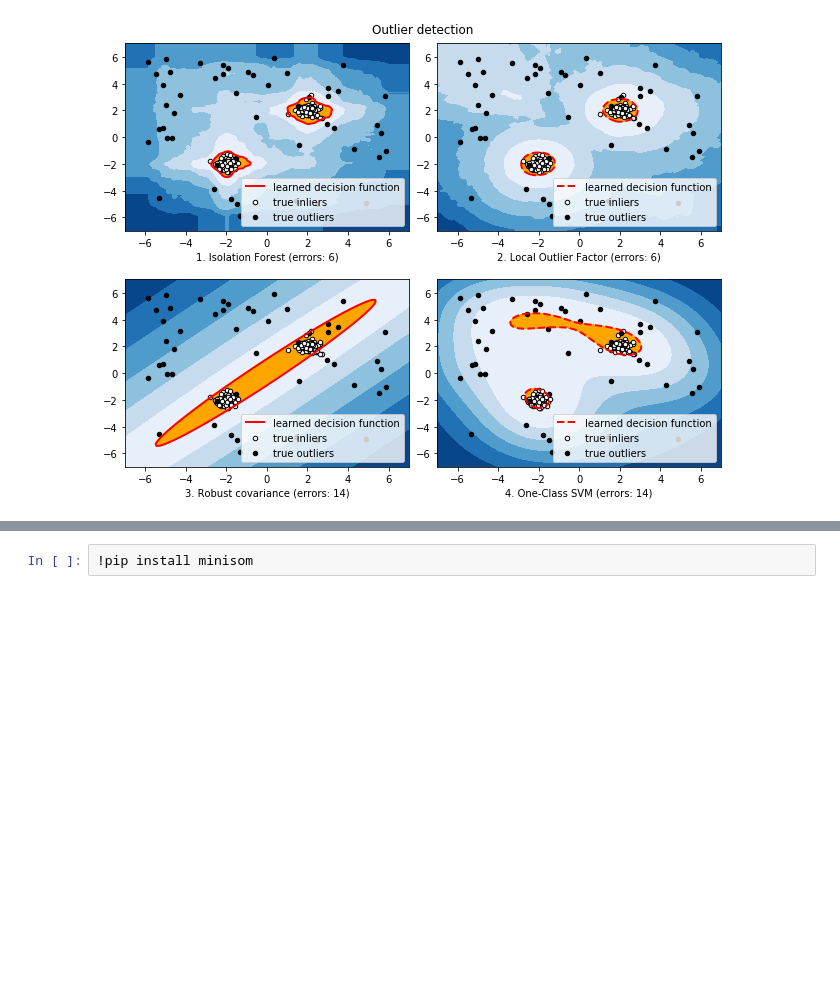
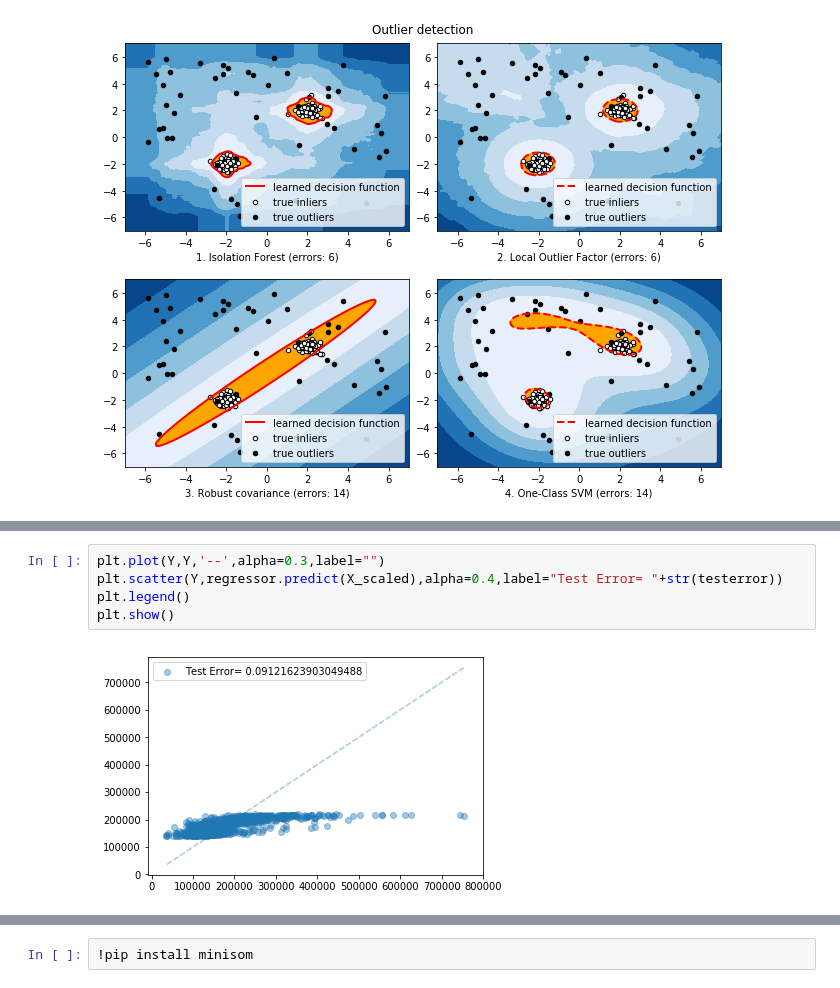
Before and after one commit to Gadiben/AML2018, a Jupyter notebook: Notebooks/challenges/Scikitlearn_Tree.ipynb, the cells around one changed output, grey strips where cells are left out. Saved outputs shown, nothing was run; the diff lists cells and outputs as text; blank space fills up the shorter version.

```diff
--- a/Notebooks/challenges/Scikitlearn_Tree.ipynb
+++ b/Notebooks/challenges/Scikitlearn_Tree.ipynb
@@ -353,0 +419,7 @@ Automatically created module for IPython interactive environment
+# %%
+plt.plot(Y,Y,'--',alpha=0.3,label="")
+plt.scatter(Y,regressor.predict(X_scaled),alpha=0.4,label="Test Error= "+str(testerror))
+plt.legend()
+plt.show()
+# %% [output]
+[figure, added]
```
Also changed, not shown: parts of 17 cells of this notebook.
